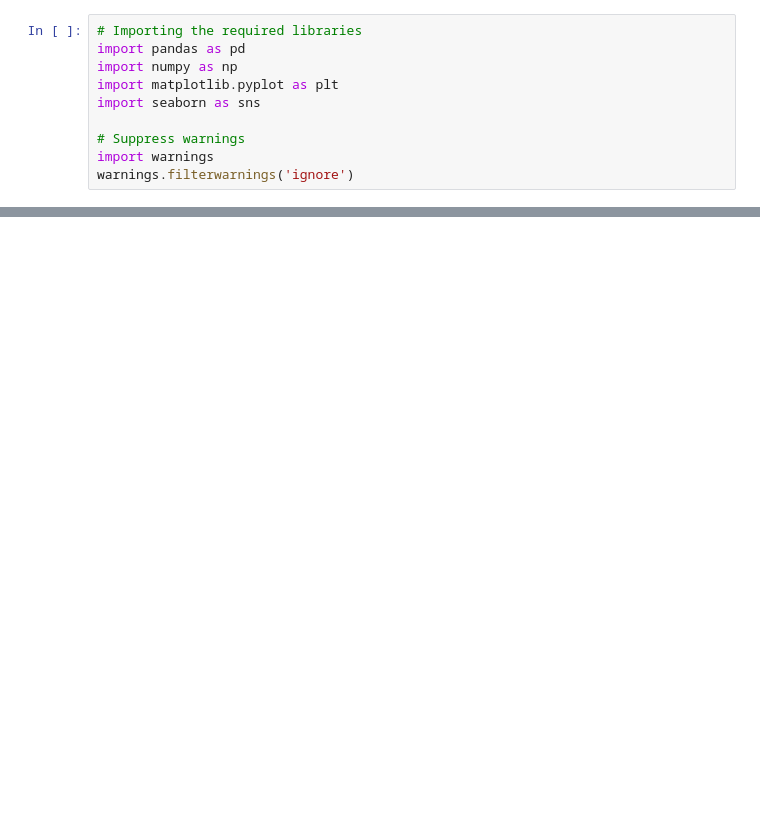
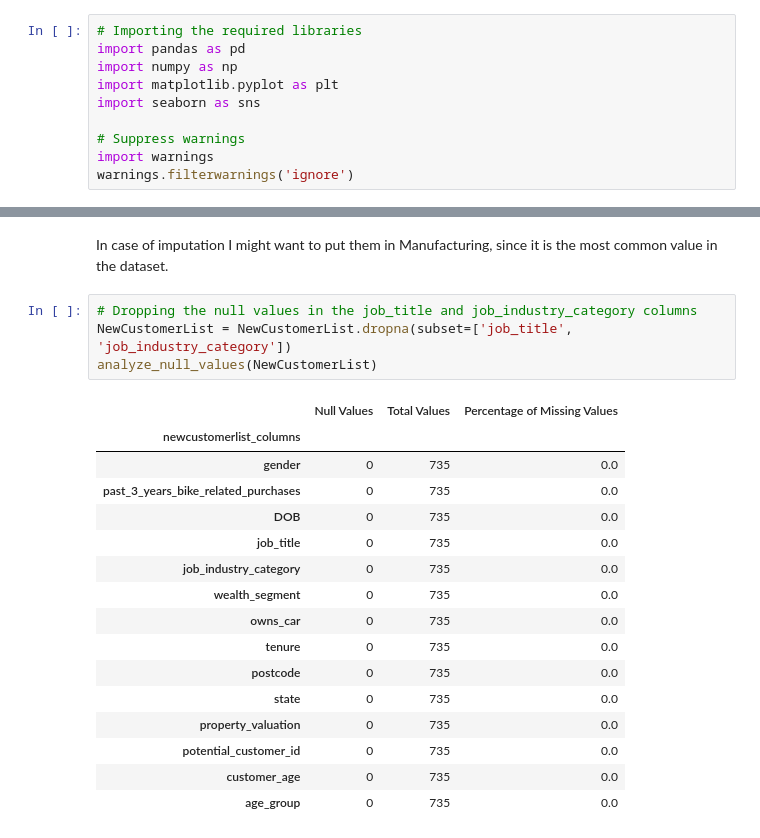
Before and after one commit to notcostheta/internship-speedrun, a Jupyter notebook: kpmg/task3.ipynb, the cells around one changed output, grey strips where cells are left out. Saved outputs shown, nothing was run; the diff lists cells and outputs as text; blank space fills up the shorter version.

```diff
--- a/kpmg/task3.ipynb
+++ b/kpmg/task3.ipynb
@@ -72,0 +285,23 @@ memory usage: 3.8+ MB
+# %% [markdown]
+In case of imputation I might want to put them in Manufacturing, since it is the most common value in the dataset.
+# %%
+# Dropping the null values in the job_title and job_industry_category columns
+NewCustomerList = NewCustomerList.dropna(subset=['job_title', 'job_industry_category'])
+analyze_null_values(NewCustomerList)
+# %% [output]
+|  | Null Values | Total Values | Percentage of Missing Values |
+| newcustomerlist_columns |  |  |  |
+| gender | 0 | 735 | 0.0 |
+| past_3_years_bike_related_purchases | 0 | 735 | 0.0 |
+| DOB | 0 | 735 | 0.0 |
+| job_title | 0 | 735 | 0.0 |
+| job_industry_category | 0 | 735 | 0.0 |
+| wealth_segment | 0 | 735 | 0.0 |
+| owns_car | 0 | 735 | 0.0 |
+| tenure | 0 | 735 | 0.0 |
+| postcode | 0 | 735 | 0.0 |
+| state | 0 | 735 | 0.0 |
+| property_valuation | 0 | 735 | 0.0 |
+| potential_customer_id | 0 | 735 | 0.0 |
+| customer_age | 0 | 735 | 0.0 |
+| age_group | 0 | 735 | 0.0 |
```
Also changed, not shown: parts of 27 cells of this notebook, 2 other files.
